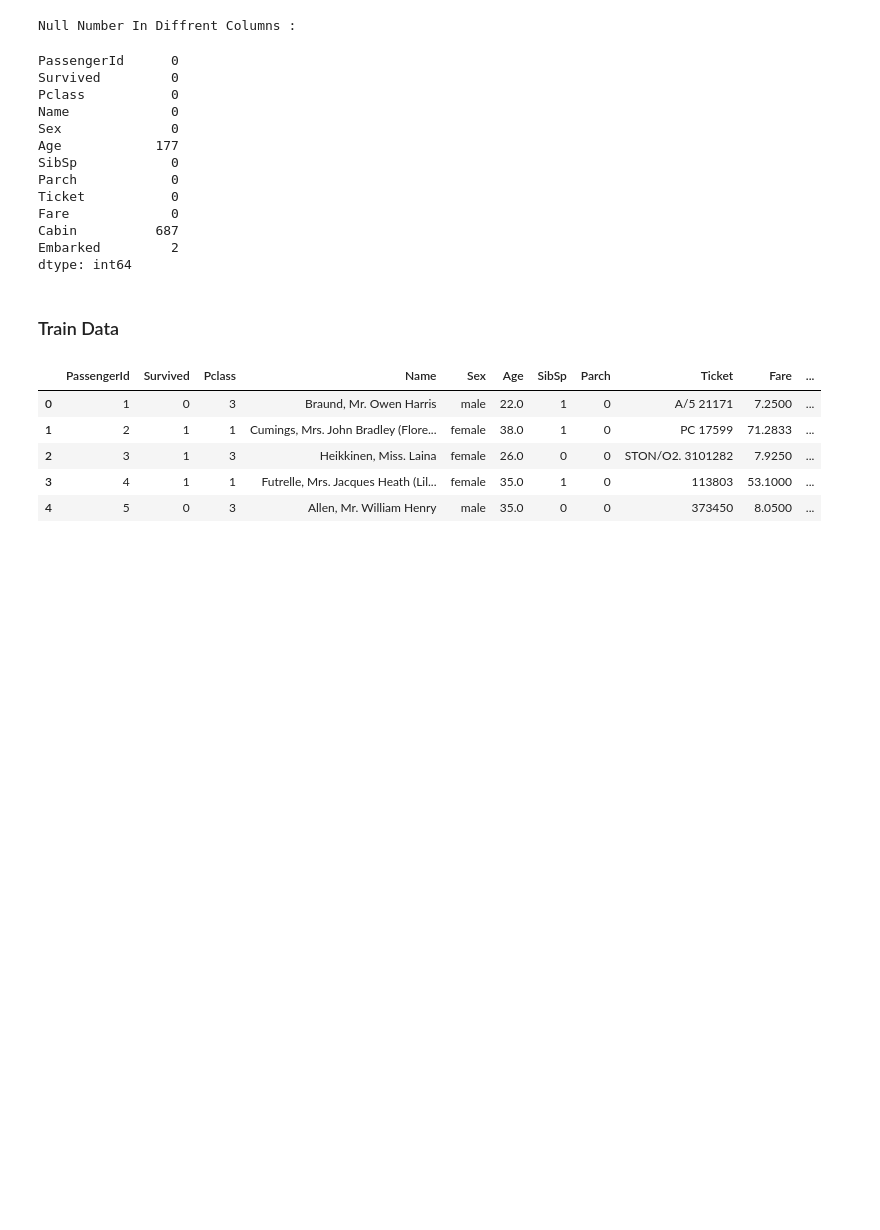
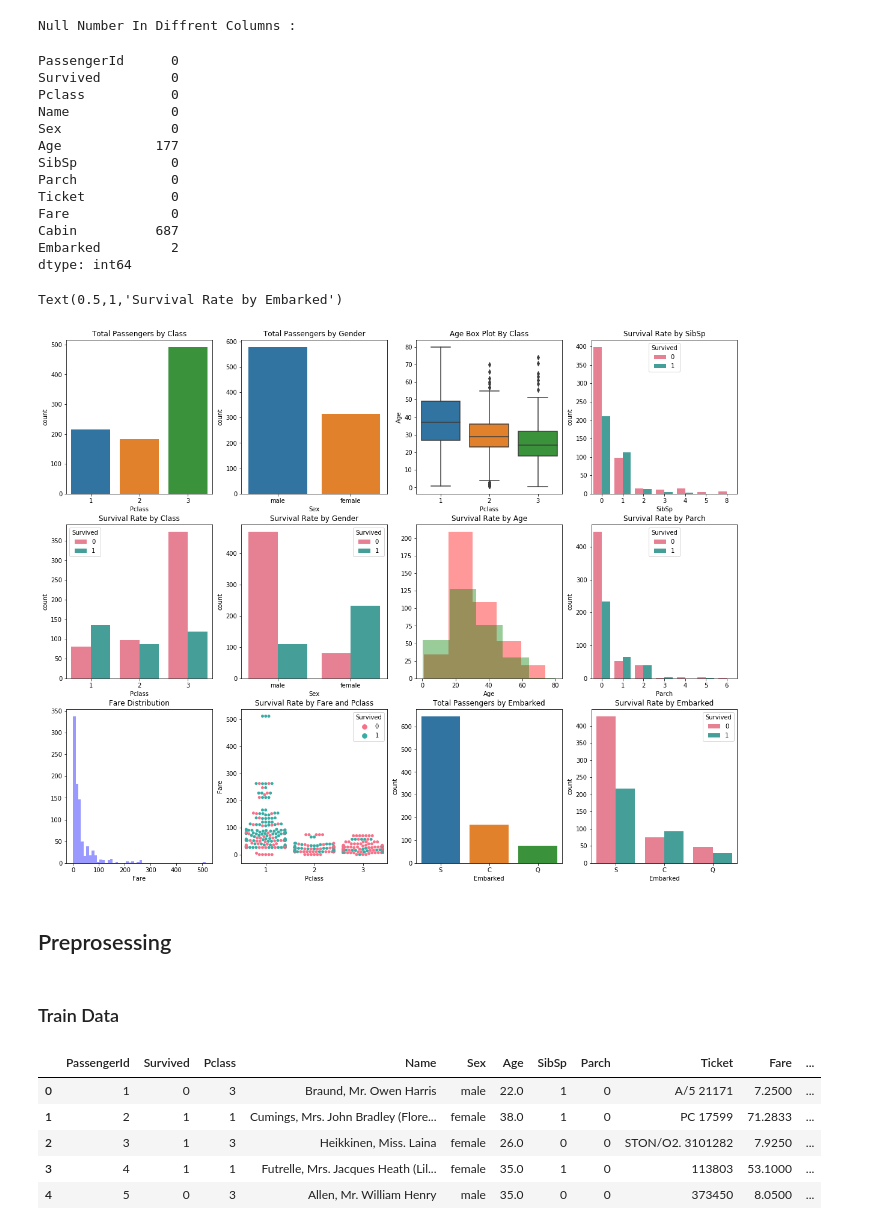
Before and after one commit to erfanMhi/Titanic-Competition-Kaggle-, a Jupyter notebook: notebook.ipynb, the cells around one changed output. Saved outputs shown, nothing was run; the diff lists cells and outputs as text; code cells hidden in the pictures; blank space fills up the shorter version.

Commit message:
Visualization Section Added.

```diff
--- a/notebook.ipynb
+++ b/notebook.ipynb
@@ -22,0 +30,4 @@ test_label_file = os.path.join(data_root,'gender_submission.csv')
+# %%
+training_data = pd.read_csv(train_file)
+test_data = pd.read_csv(test_file)
+test_label = pd.read_csv(test_label_file)
@@ -79,6 +89,40 @@ Fare             0
 Cabin          687
 Embarked         2
 dtype: int64
+# %%
+f,ax = plt.subplots(3,4,figsize=(20,16))
+sns.countplot('Pclass',data=training_data,ax=ax[0,0])
+sns.countplot('Sex',data=training_data,ax=ax[0,1])
+sns.boxplot(x='Pclass',y='Age',data=training_data,ax=ax[0,2])
+sns.countplot('SibSp',hue='Survived',data=training_data,ax=ax[0,3],palette='husl')
+sns.distplot(training_data['Fare'].dropna(),ax=ax[2,0],kde=False,color='b')
+sns.countplot('Embarked',data=training_data,ax=ax[2,2])
+
+sns.countplot('Pclass',hue='Survived',data=training_data,ax=ax[1,0],palette='husl')
+sns.countplot('Sex',hue='Survived',data=training_data,ax=ax[1,1],palette='husl')
+sns.distplot(training_data[training_data['Survived']==0]['Age'].dropna(),ax=ax[1,2],kde=False,color='r',bins=5)
+sns.distplot(training_data[training_data['Survived']==1]['Age'].dropna(),ax=ax[1,2],kde=False,color='g',bins=5)
+sns.countplot('Parch',hue='Survived',data=training_data,ax=ax[1,3],palette='husl')
+sns.swarmplot(x='Pclass',y='Fare',hue='Survived',data=training_data,palette='husl',ax=ax[2,1])
+sns.countplot('Embarked',hue='Survived',data=training_data,ax=ax[2,3],palette='husl')
+
+ax[0,0].set_title('Total Passengers by Class')
+ax[0,1].set_title('Total Passengers by Gender')
+ax[0,2].set_title('Age Box Plot By Class')
+ax[0,3].set_title('Survival Rate by SibSp')
+ax[1,0].set_title('Survival Rate by Class')
+ax[1,1].set_title('Survival Rate by Gender')
+ax[1,2].set_title('Survival Rate by Age')
+ax[1,3].set_title('Survival Rate by Parch')
+ax[2,0].set_title('Fare Distribution')
+ax[2,1].set_title('Survival Rate by Fare and Pclass')
+ax[2,2].set_title('Total Passengers by Embarked')
+ax[2,3].set_title('Survival Rate by Embarked')
+# %% [output]
+Text(0.5,1,'Survival Rate by Embarked')
+[figure, added]
+# %% [markdown]
+## Preprosessing
 # %%
 title_list=['Mrs', 'Mr', 'Master', 'Miss', 'Major', 'Rev',
                     'Dr', 'Ms', 'Mlle','Col', 'Capt', 'Mme',
```
Also changed, not shown: parts of 11 cells of this notebook.
